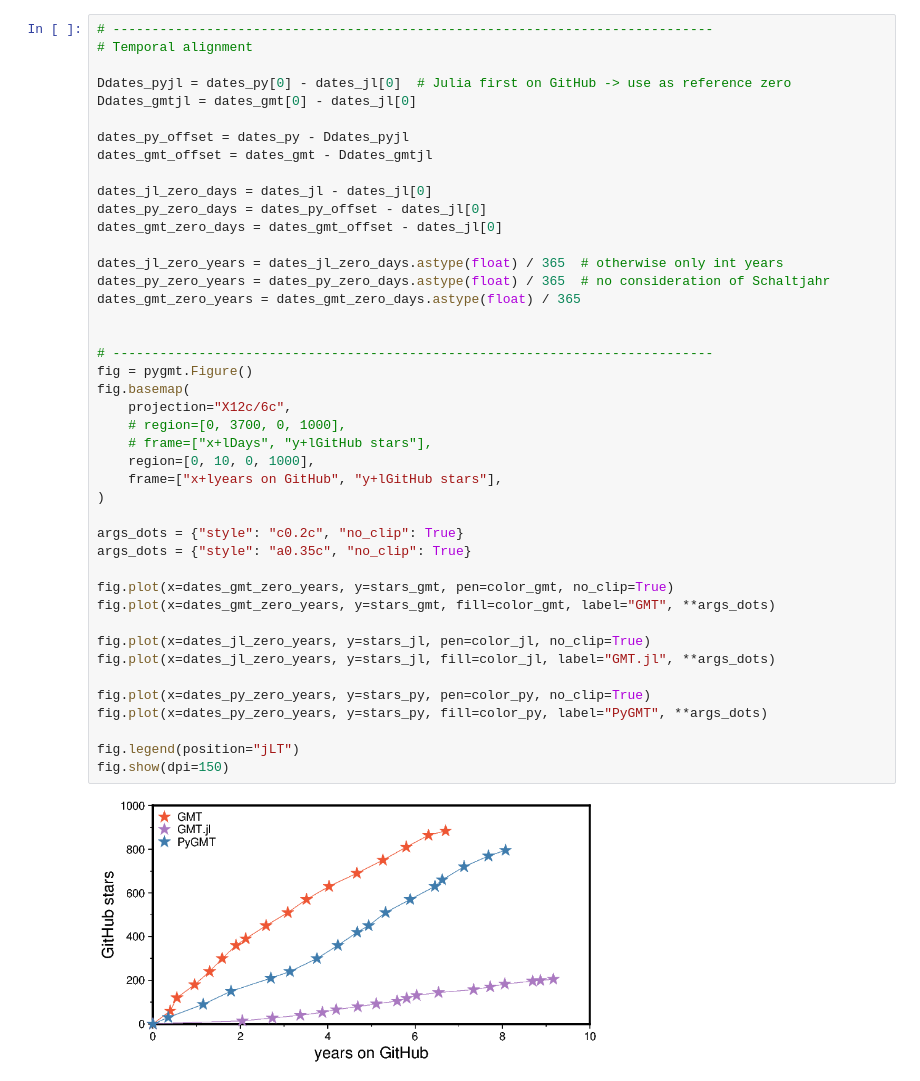
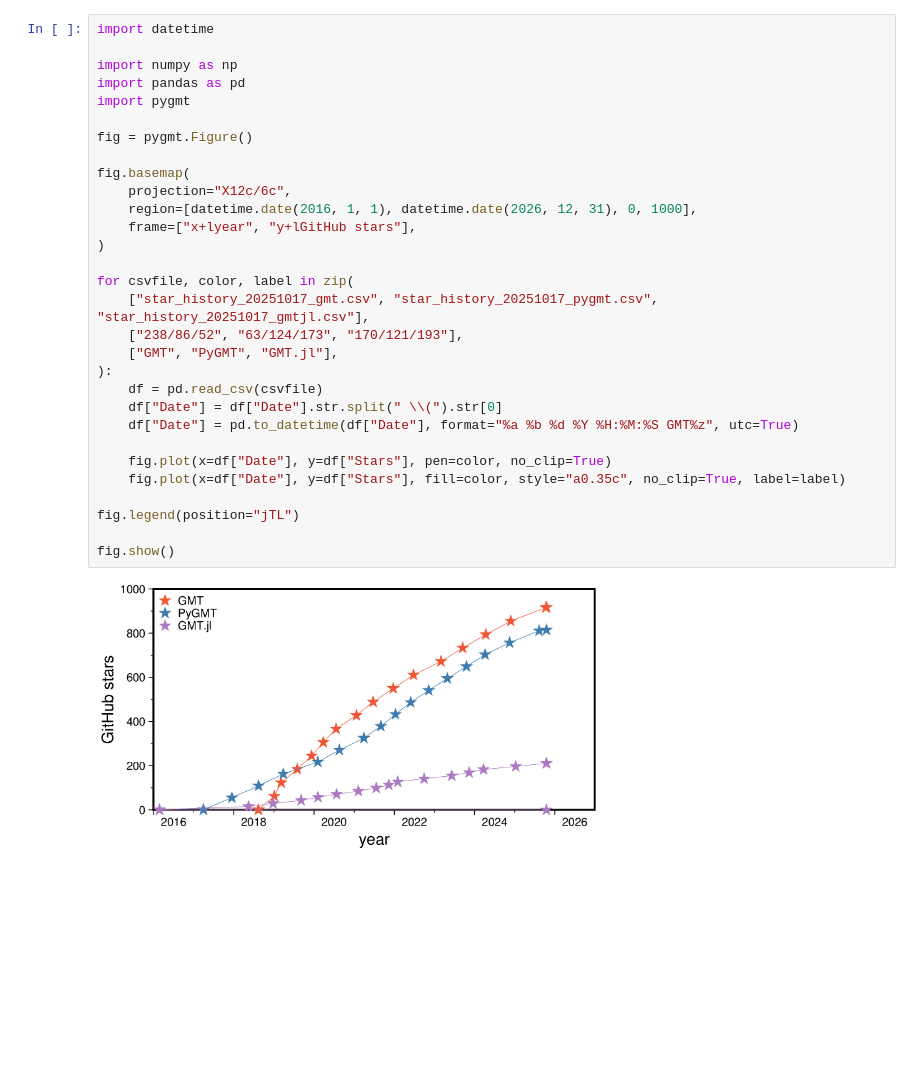
Before and after one commit to GenericMappingTools/pygmt-paper-figures, a Jupyter notebook: pygmt_paper_numpy_datetime.ipynb, the cells around one changed output. Drawn from its saved outputs; the diff is of its cells as text; blank space fills up the shorter version.

Commit message:
Update star history data | Reade data from file | Reduce code via loop | Remove codes for temporal aligement

```diff
--- a/pygmt_paper_numpy_datetime.ipynb
+++ b/pygmt_paper_numpy_datetime.ipynb
@@ -121,45 +1,32 @@ fig.show(dpi=150)
-# %%
-# -----------------------------------------------------------------------------
-# Temporal alignment
-
-Ddates_pyjl = dates_py[0] - dates_jl[0]  # Julia first on GitHub -> use as reference zero
-Ddates_gmtjl = dates_gmt[0] - dates_jl[0]
-
-dates_py_offset = dates_py - Ddates_pyjl
-dates_gmt_offset = dates_gmt - Ddates_gmtjl
-
-dates_jl_zero_days = dates_jl - dates_jl[0]
-dates_py_zero_days = dates_py_offset - dates_jl[0]
-dates_gmt_zero_days = dates_gmt_offset - dates_jl[0]
-
-dates_jl_zero_years = dates_jl_zero_days.astype(float) / 365  # otherwise only int years
-dates_py_zero_years = dates_py_zero_days.astype(float) / 365  # no consideration of Schaltjahr
-dates_gmt_zero_years = dates_gmt_zero_days.astype(float) / 365
-
-
-# -----------------------------------------------------------------------------
-fig = pygmt.Figure()
-fig.basemap(
-    projection="X12c/6c",
-    # region=[0, 3700, 0, 1000],
-    # frame=["x+lDays", "y+lGitHub stars"],
-    region=[0, 10, 0, 1000],
-    frame=["x+lyears on GitHub", "y+lGitHub stars"],
-)
-
-args_dots = {"style": "c0.2c", "no_clip": True}
-args_dots = {"style": "a0.35c", "no_clip": True}
-
-fig.plot(x=dates_gmt_zero_years, y=stars_gmt, pen=color_gmt, no_clip=True)
-fig.plot(x=dates_gmt_zero_years, y=stars_gmt, fill=color_gmt, label="GMT", **args_dots)
-
-fig.plot(x=dates_jl_zero_years, y=stars_jl, pen=color_jl, no_clip=True)
-fig.plot(x=dates_jl_zero_years, y=stars_jl, fill=color_jl, label="GMT.jl", **args_dots)
-
-fig.plot(x=dates_py_zero_years, y=stars_py, pen=color_py, no_clip=True)
-fig.plot(x=dates_py_zero_years, y=stars_py, fill=color_py, label="PyGMT", **args_dots)
-
-fig.legend(position="jLT")
-fig.show(dpi=150)
-# %% [output]
-[figure, removed]
+# %%
+import datetime
+
+import numpy as np
+import pandas as pd
+import pygmt
+
+fig = pygmt.Figure()
+
+fig.basemap(
+    projection="X12c/6c",
+    region=[datetime.date(2016, 1, 1), datetime.date(2026, 12, 31), 0, 1000],
+    frame=["x+lyear", "y+lGitHub stars"],
+)
+
+for csvfile, color, label in zip(
+    ["star_history_20251017_gmt.csv", "star_history_20251017_pygmt.csv", "star_history_20251017_gmtjl.csv"],
+    ["238/86/52", "63/124/173", "170/121/193"],
+    ["GMT", "PyGMT", "GMT.jl"],
+):
+    df = pd.read_csv(csvfile)
+    df["Date"] = df["Date"].str.split(" \\(").str[0]
+    df["Date"] = pd.to_datetime(df["Date"], format="%a %b %d %Y %H:%M:%S GMT%z", utc=True)
+
+    fig.plot(x=df["Date"], y=df["Stars"], pen=color, no_clip=True)
+    fig.plot(x=df["Date"], y=df["Stars"], fill=color, style="a0.35c", no_clip=True, label=label)
+
+fig.legend(position="jTL")
+
+fig.show()
+# %% [output]
+[figure, added]
```
Also changed, not shown: parts of 1 cell of this notebook, 6 other files.
